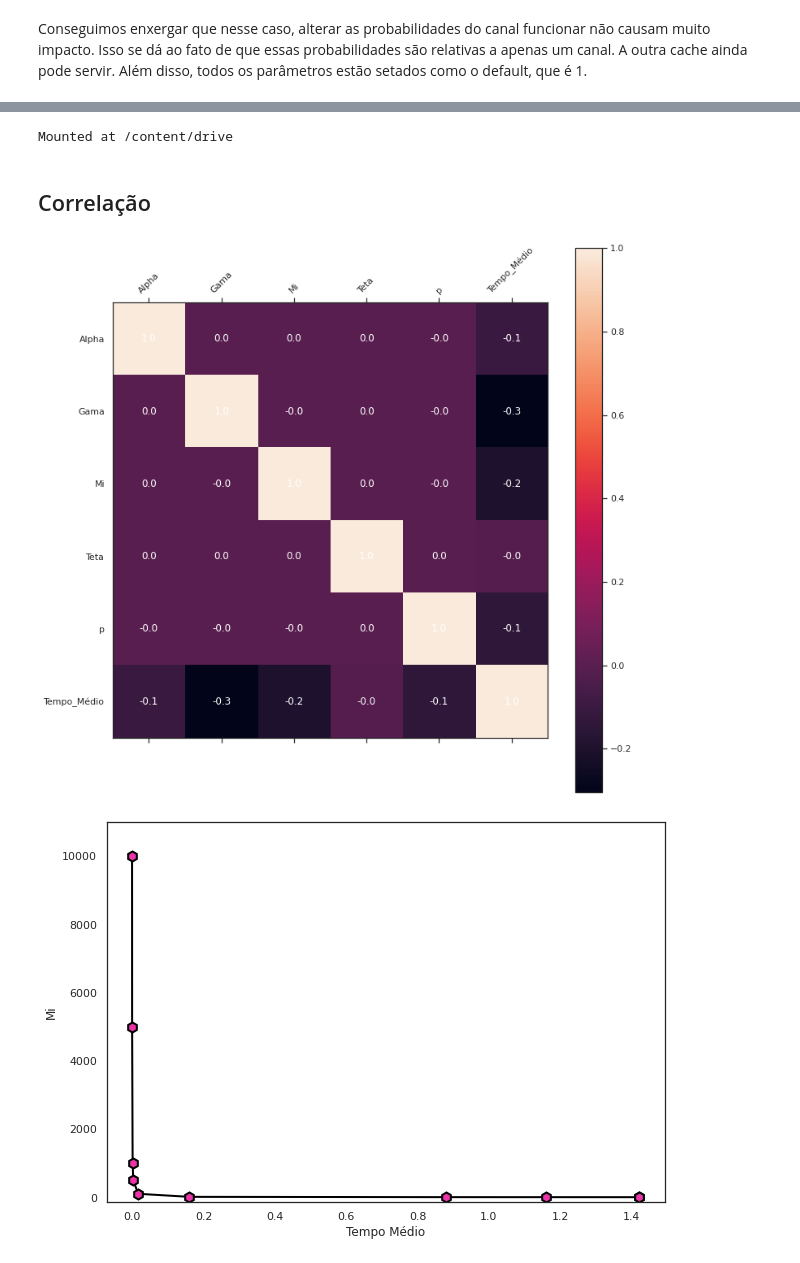
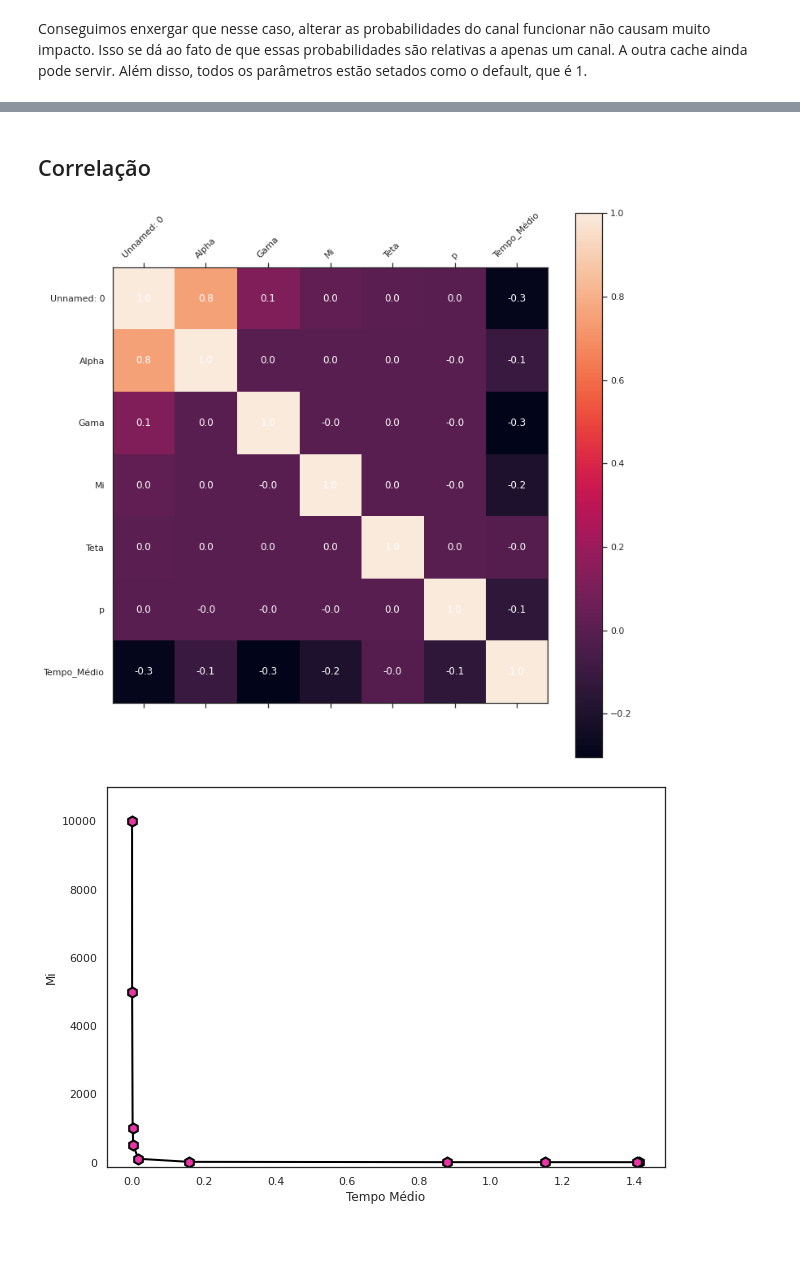
Before and after one commit to siliconemonster/AD-TrabalhoFinal, a Jupyter notebook: Simulação_AD.ipynb, the cells around one changed output, grey strips where cells are left out. Cells and saved outputs as stored; diff of their text form; code cells hidden in the pictures.

```diff
--- a/Simulação_AD.ipynb
+++ b/Simulação_AD.ipynb
@@ -2025,5 +2643,0 @@ Além disso, todos os parâmetros estão setados como o default, que é 1.
-# %%
-from google.colab import drive
-drive.mount('/content/drive')
-# %% [output]
-Mounted at /content/drive
@@ -2131,17 +2644,18 @@ def plotAnaliseCenario3_4Separados(dataAnalise, variavel):
 # %% [markdown]
 ## Correlação
 # %%
-datasetNumerico = analiseCenario3_4
+simulacoesCenario3_4 =  pd.read_excel("https://github.com/siliconemonster/AD-TrabalhoFinal/raw/main/SimulacoesCenario3_4.xlsx")
+datasetNumerico = simulacoesCenario3_4
 rcParams['figure.figsize'] = 12, 12
 sns.set_theme(style="white")
 plt.matshow(datasetNumerico.corr())
 plt.colorbar()
 plt.xticks(np.arange(len(datasetNumerico.corr().columns)), datasetNumerico.corr().columns.values, rotation = 45)
 plt.yticks(np.arange(len(datasetNumerico.corr().columns)), datasetNumerico.corr().columns.values)
 for (i, j), corr in np.ndenumerate(datasetNumerico.corr()):
     plt.text(j, i, '{:0.1f}'.format(corr), ha='center', va='center', color='white', fontsize=12)
 # %% [output]
-[figure, old version]
+[figure, new version]
 # %%
 analiseCenario3_4Mi = analiseCenario3_4(possiveismi = [0.05,0.1,0.5,1,10,100,500,1000,5000,10000])
 plotAnaliseCenario3_4Separados(analiseCenario3_4Mi, "Mi")
```
Also changed, not shown: parts of 227 cells of this notebook.
